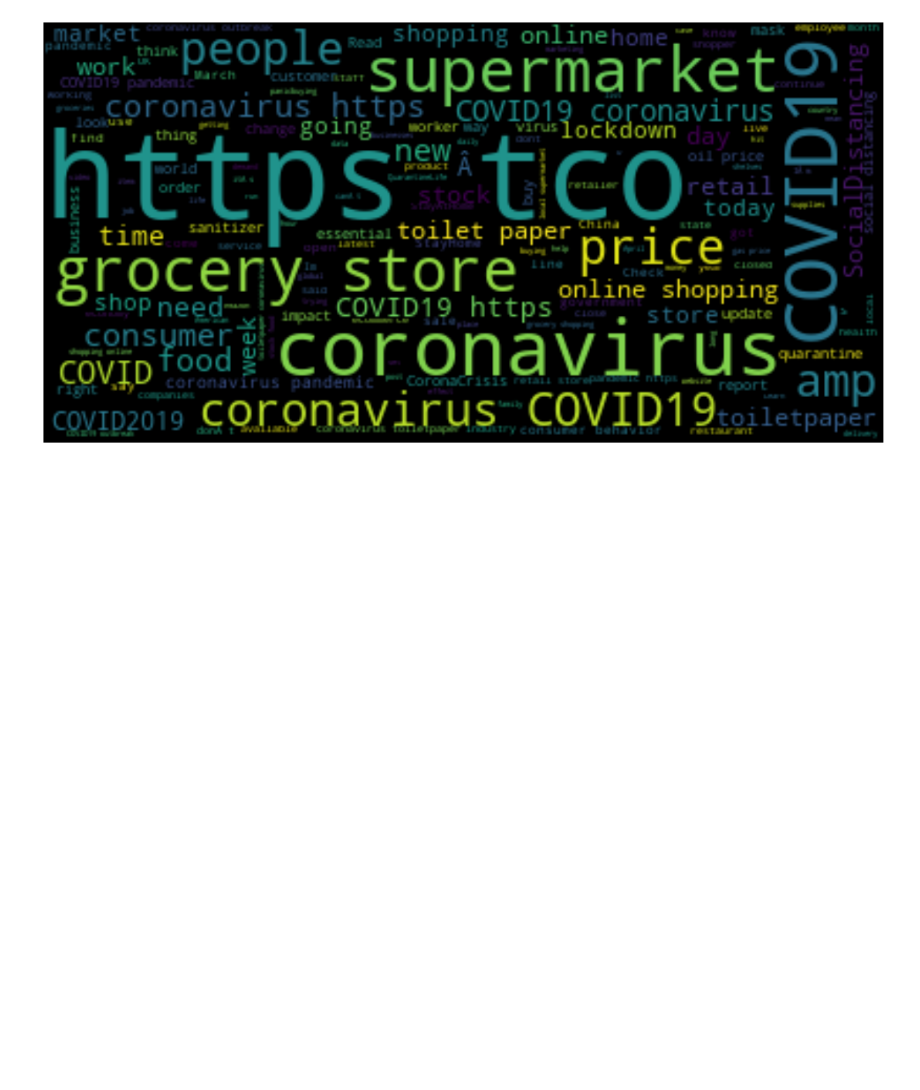
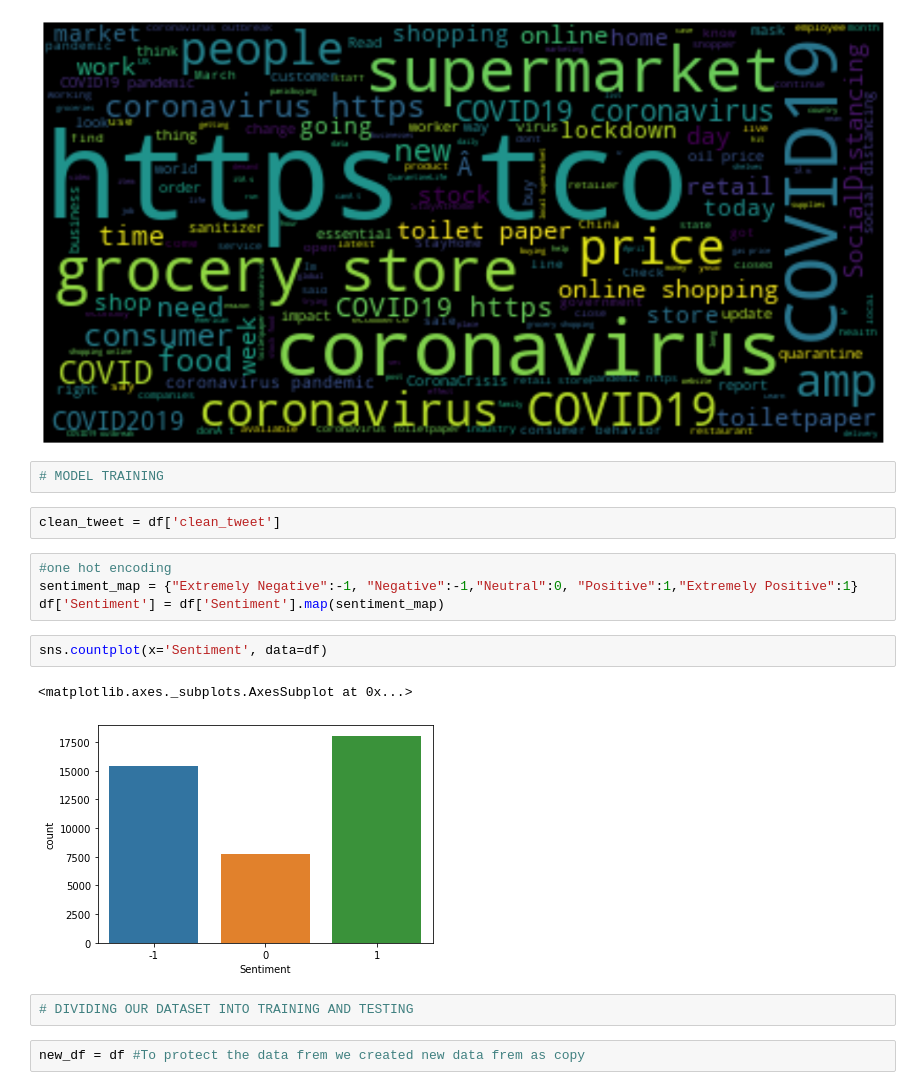
Before and after one commit to deepali2062/-Sentiment-Analysis-Predicting-sentiment-of-COVID-19-tweets, a Jupyter notebook: Copy_of_Copy_of_Coronavirus_Tweet_Sentiment_Analysis_Capstone_Project.ipynb, the cells around one changed output. Saved outputs shown, nothing was run; the diff lists cells and outputs as text; blank space fills up the shorter version.

```diff
--- a/Copy_of_Copy_of_Coronavirus_Tweet_Sentiment_Analysis_Capstone_Project.ipynb
+++ b/Copy_of_Copy_of_Coronavirus_Tweet_Sentiment_Analysis_Capstone_Project.ipynb
@@ -676,3 +676,20 @@ plot_wordcloud(neg_docx)
 plot_wordcloud(neu_docx)
 # %% [output]
 [figure]
+# %%
+# MODEL TRAINING
+# %%
+clean_tweet = df['clean_tweet']
+# %%
+#one hot encoding
+sentiment_map = {"Extremely Negative":-1, "Negative":-1,"Neutral":0, "Positive":1,"Extremely Positive":1}
+df['Sentiment'] = df['Sentiment'].map(sentiment_map)
+# %%
+sns.countplot(x='Sentiment', data=df)
+# %% [output]
+<matplotlib.axes._subplots.AxesSubplot at 0x...>
+[figure, added]
+# %%
+# DIVIDING OUR DATASET INTO TRAINING AND TESTING
+# %%
+new_df = df #To protect the data frem we created new data frem as copy
```
Also changed, not shown: parts of 13 cells of this notebook.
